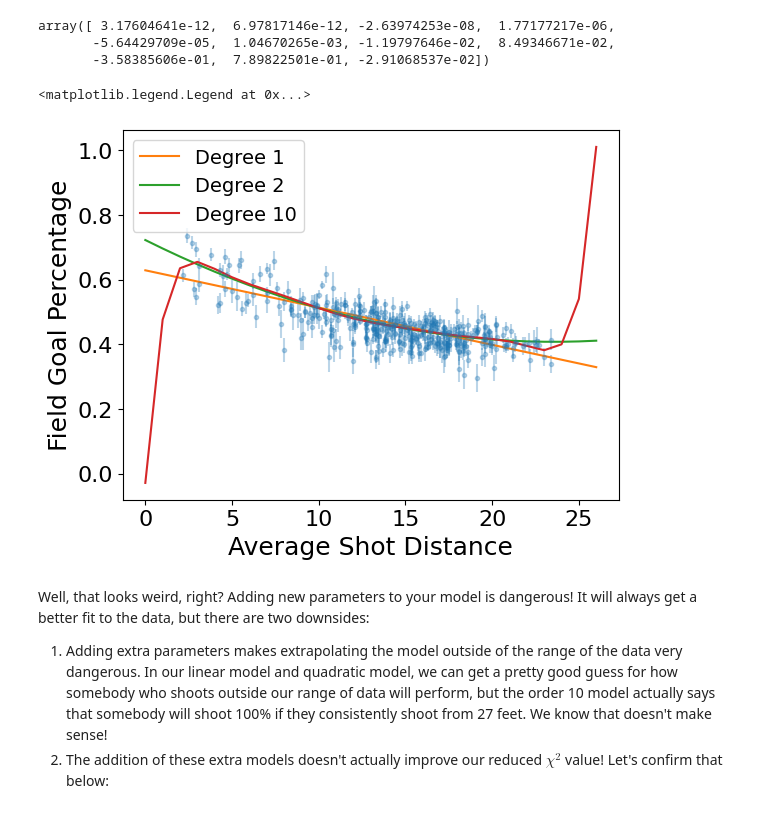
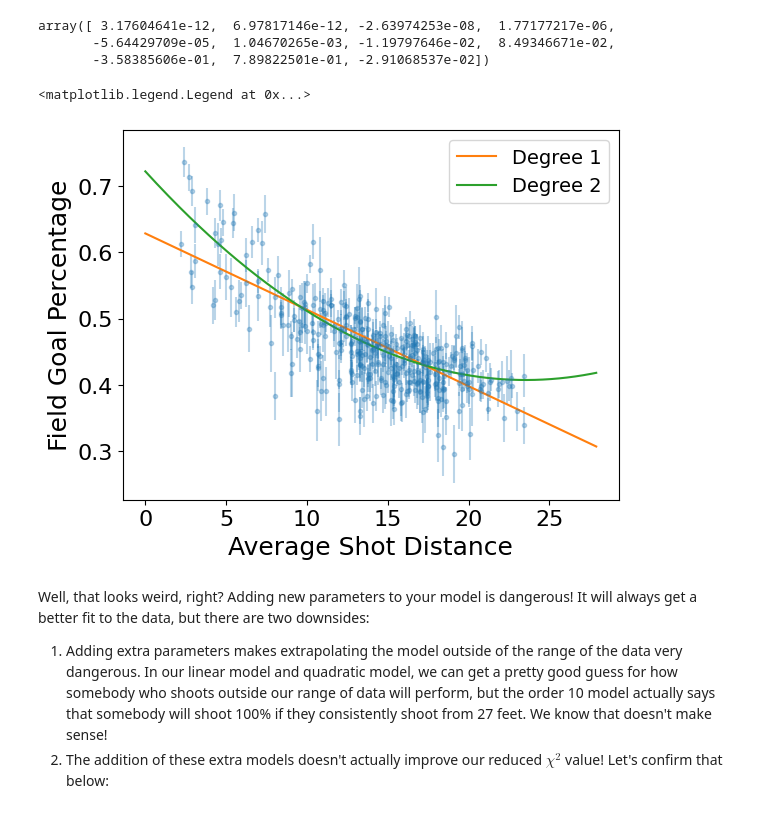
Before and after one commit to walipalmer/CFR-2024, a Jupyter notebook: module_stats/statistics4.ipynb, the cells around one changed output. Cells and saved outputs as stored; diff of their text form; code cells hidden in the pictures.

```diff
--- a/module_stats/statistics4.ipynb
+++ b/module_stats/statistics4.ipynb
@@ -265,19 +297,19 @@ array([ 3.17604641e-12,  6.97817146e-12, -2.63974253e-08,  1.77177217e-06,
        -5.64429709e-05,  1.04670265e-03, -1.19797646e-02,  8.49346671e-02,
        -3.58385606e-01,  7.89822501e-01, -2.91068537e-02])
 # %%
-distance_arr = np.arange(0, 27)
+distance_arr = np.arange(0, 28, 0.1)
 
 plt.errorbar(nba_new['Distance'], nba_new['FGP'], sigma, fmt='.', alpha=0.3)
 plt.plot(distance_arr, poly1_function(distance_arr), label='Degree 1')
 plt.plot(distance_arr, poly2_function(distance_arr), label='Degree 2')
-plt.plot(distance_arr, poly10_function(distance_arr), label='Degree 10')
+# plt.plot(distance_arr, poly10_function(distance_arr), label='Degree 10')
 
 plt.xlabel('Average Shot Distance')
 plt.ylabel('Field Goal Percentage')
 plt.legend(fontsize=14)
 # %% [output]
 <matplotlib.legend.Legend at 0x...>
-[figure, old version]
+[figure, new version]
 # %% [markdown]
 Well, that looks weird, right? Adding new parameters to your model is dangerous! It will always get a better fit to the data, but there are two downsides:
 
```
Also changed, not shown: parts of 9 cells of this notebook, 2 other files.
